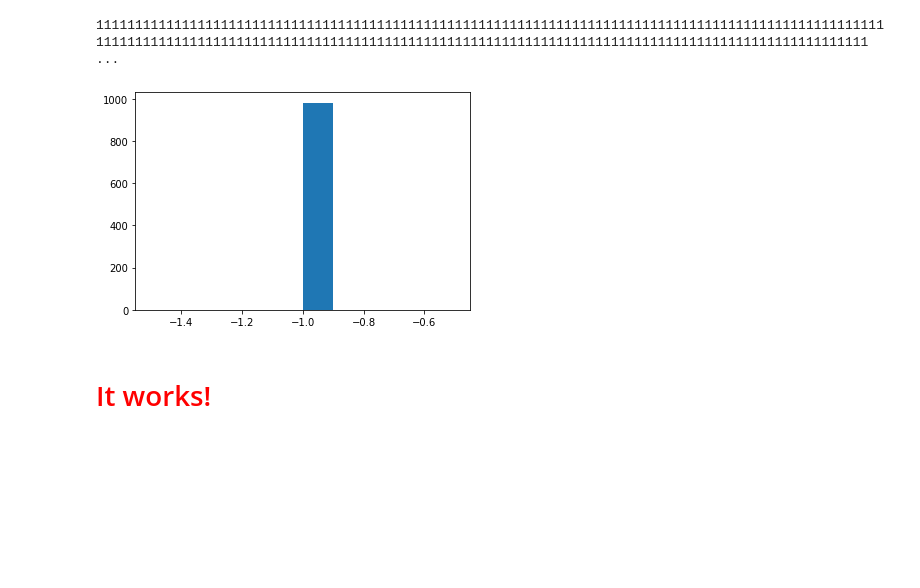
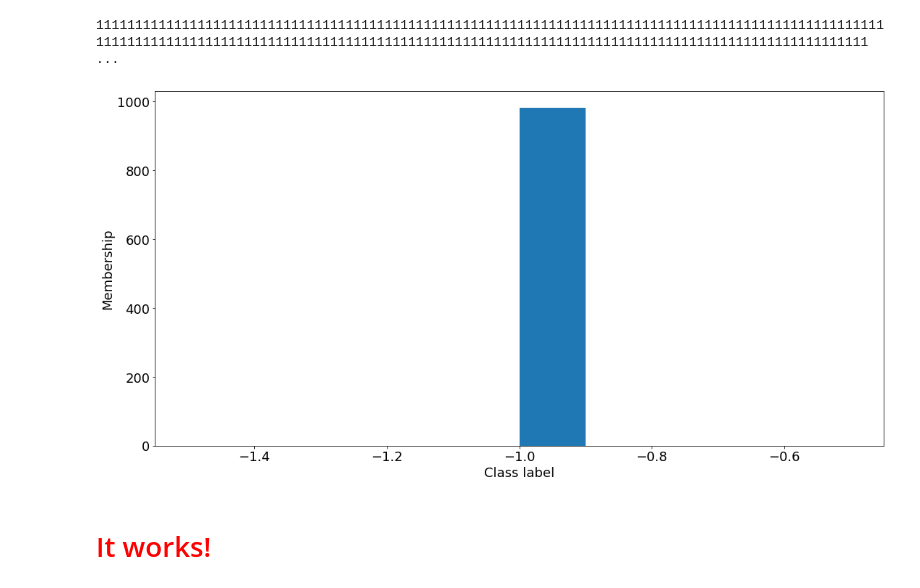
Before and after one commit to pkage/class_introspection, a Jupyter notebook: initial-explorations/MNIST- Keras.ipynb, the cells around one changed output. Cells and saved outputs as stored; diff of their text form; code cells hidden in the pictures; blank space fills up the shorter version.

```diff
--- a/initial-explorations/MNIST- Keras.ipynb
+++ b/initial-explorations/MNIST- Keras.ipynb
@@ -7,6 +7,9 @@ Shap works best with Keras, so that's what we'll use for this one.
 # %%
 from sklearn.datasets import fetch_openml
 import matplotlib.pyplot as plt
+plt.rcParams['figure.figsize'] = [18, 9]
+plt.rcParams['font.size'] = 18
+
 import random
 import pickle
 import os
@@ -563,8 +568,10 @@ print(''.join([str(abs(v)) for v in vals_nh]))
 # %%
 plt.hist(vals_nh)
+plt.ylabel('Membership')
+plt.xlabel('Class label')
 plt.show()
 # %% [output]
-[figure, old version]
+[figure, new version]
 # %% [markdown]
 <h1 style="color: red;">It works!</h1>
 # %% [markdown]
```
Also changed, not shown: parts of 33 cells of this notebook, 7 other files.
